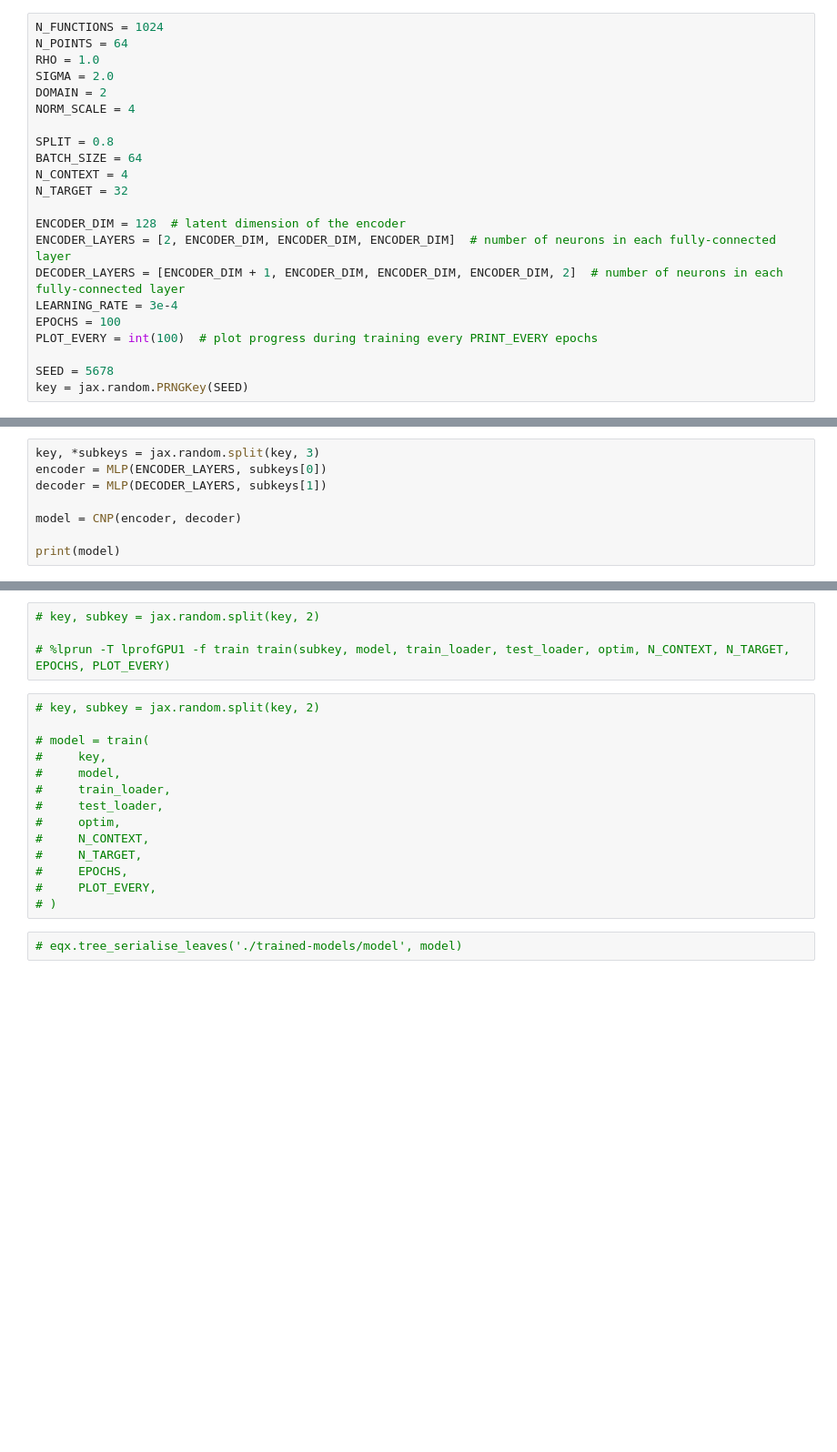
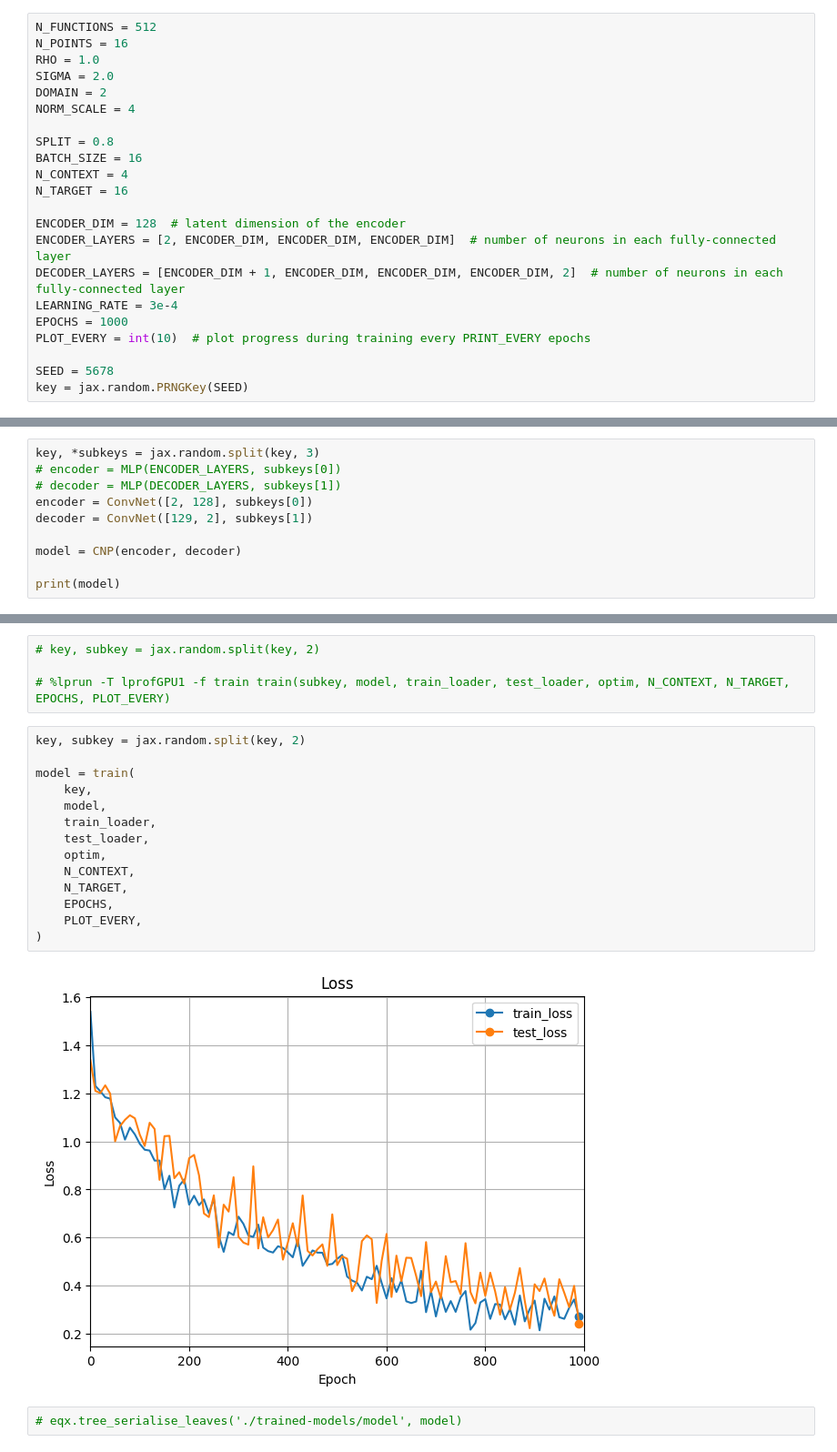
Before and after one commit to sscivier/neural-process-example, a Jupyter notebook: cnp_example.ipynb, the cells around one changed output, grey strips where cells are left out. Shown: that part at 91% size. Cells and saved outputs as stored; diff of their text form; blank space fills up the shorter version.

```diff
--- a/cnp_example.ipynb
+++ b/cnp_example.ipynb
@@ -374,24 +449,24 @@ def unnormalize_std(normalized_std, min_val, max_val, n):
     std = normalized_std * (max_val - min_val) / (2 * n)
     return std
 # %%
-N_FUNCTIONS = 1024
-N_POINTS = 64
+N_FUNCTIONS = 512
+N_POINTS = 16
 RHO = 1.0
 SIGMA = 2.0
 DOMAIN = 2
 NORM_SCALE = 4
 
 SPLIT = 0.8
-BATCH_SIZE = 64
+BATCH_SIZE = 16
 N_CONTEXT = 4
-N_TARGET = 32
+N_TARGET = 16
 
 ENCODER_DIM = 128  # latent dimension of the encoder
 ENCODER_LAYERS = [2, ENCODER_DIM, ENCODER_DIM, ENCODER_DIM]  # number of neurons in each fully-connected layer
 DECODER_LAYERS = [ENCODER_DIM + 1, ENCODER_DIM, ENCODER_DIM, ENCODER_DIM, 2]  # number of neurons in each fully-connected layer
 LEARNING_RATE = 3e-4
-EPOCHS = 100
-PLOT_EVERY = int(100)  # plot progress during training every PRINT_EVERY epochs
+EPOCHS = 1000
+PLOT_EVERY = int(10)  # plot progress during training every PRINT_EVERY epochs
 
 SEED = 5678
 key = jax.random.PRNGKey(SEED)
@@ -433,7 +506,9 @@ print(dummy_x.shape, dummy_y.shape)
 # %%
 key, *subkeys = jax.random.split(key, 3)
-encoder = MLP(ENCODER_LAYERS, subkeys[0])
-decoder = MLP(DECODER_LAYERS, subkeys[1])
+# encoder = MLP(ENCODER_LAYERS, subkeys[0])
+# decoder = MLP(DECODER_LAYERS, subkeys[1])
+encoder = ConvNet([2, 128], subkeys[0])
+decoder = ConvNet([129, 2], subkeys[1])
 
 model = CNP(encoder, decoder)
 
@@ -463,19 +538,21 @@ optim = optax.adamw(LEARNING_RATE)
 
 # %lprun -T lprofGPU1 -f train train(subkey, model, train_loader, test_loader, optim, N_CONTEXT, N_TARGET, EPOCHS, PLOT_EVERY)
 # %%
-# key, subkey = jax.random.split(key, 2)
+key, subkey = jax.random.split(key, 2)
 
-# model = train(
-#     key,
-#     model,
-#     train_loader,
-#     test_loader,
-#     optim,
-#     N_CONTEXT,
-#     N_TARGET,
-#     EPOCHS,
-#     PLOT_EVERY,
-# )
+model = train(
+    key,
+    model,
+    train_loader,
+    test_loader,
+    optim,
+    N_CONTEXT,
+    N_TARGET,
+    EPOCHS,
+    PLOT_EVERY,
+)
+# %% [output]
+[figure, added]
 # %%
 # eqx.tree_serialise_leaves('./trained-models/model', model)
 # %%
```
Also changed, not shown: parts of 8 cells of this notebook.
